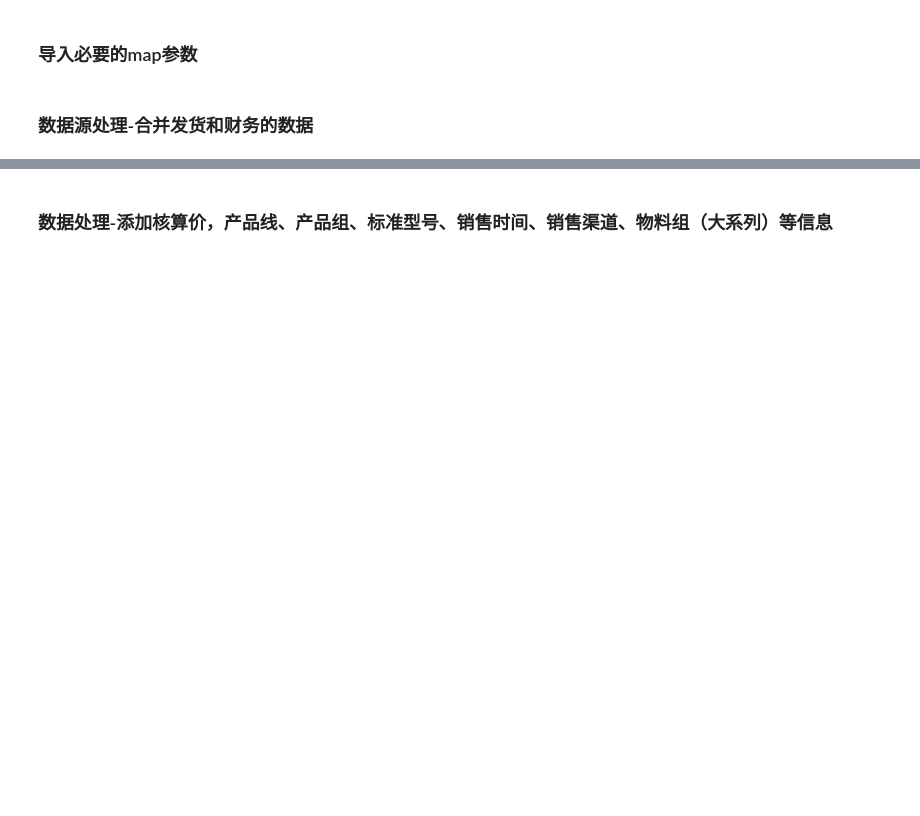
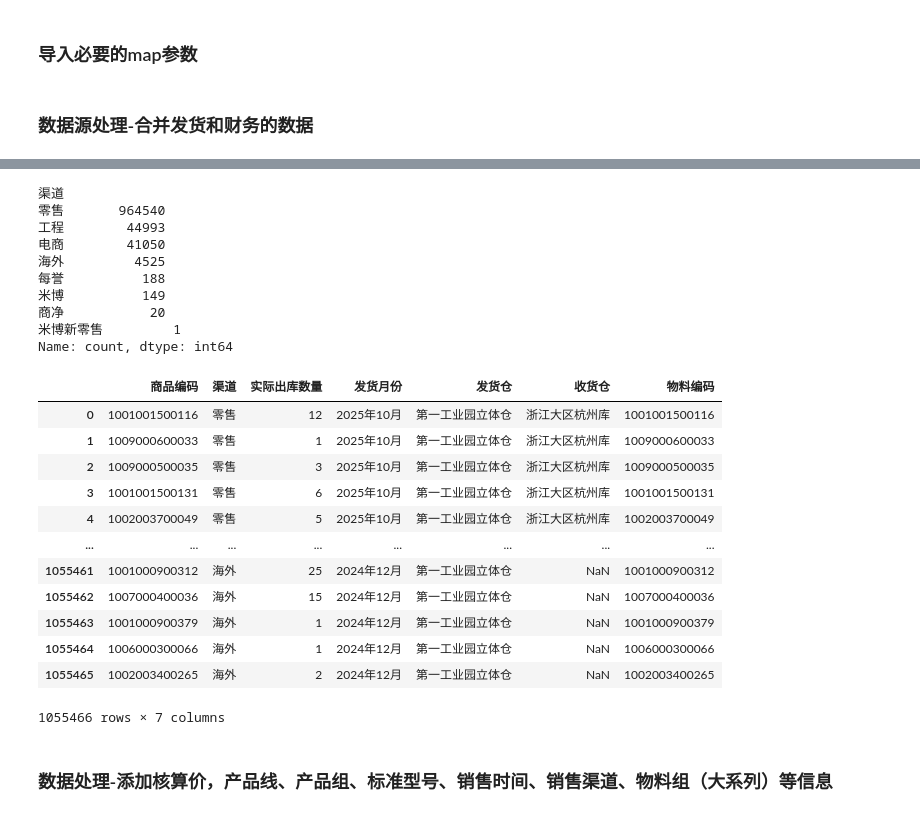
Before and after one commit to zb1005/python-tool, a Jupyter notebook: 零件报告/单型号贡献、低效、长尾/探索分析.ipynb, the cells around one changed output, grey strips where cells are left out. Cells and saved outputs as stored; diff of their text form; code cells hidden in the pictures; blank space fills up the shorter version.

```diff
--- a/零件报告/单型号贡献、低效、长尾/探索分析.ipynb
+++ b/零件报告/单型号贡献、低效、长尾/探索分析.ipynb
@@ -81,7 +85,9 @@ for file in excel_files:
         print(f'读取{file[0]}的{file[1]}表失败')
     if '实际总数量' in df_temp.columns:
         df_temp = df_temp.rename(columns={'实际总数量':'实际出库数量'})
-    df_temp = df_temp[['商品编码', '渠道', '实际出库数量','发货月份']]
+    if '发货仓' not in df_temp.columns and '收货仓' not in df_temp.columns:
+        print(f'{file[0]}的{file[1]}表没有发货仓和收货仓列')
+    df_temp = df_temp[['商品编码', '渠道', '实际出库数量','发货月份','发货仓','收货仓']]
     df = pd.concat([df, df_temp], axis=0).reset_index(drop=True)
 df = df.dropna(how='all').reset_index(drop=True)  # 仅当一行所有值都是NaN时才删除
 df['商品编码'] = df['商品编码'].astype(str)
@@ -131,0 +125,4 @@ df_caiwu['渠道'].value_counts()
+# %%
+df_24 = pd.read_excel(fr"D:\000物料报表\202511\24年发货.xlsx")
+df_24 = df_24[['商品编码', '渠道', '实际出库数量','发货月份','发货仓','收货仓']]
+df_24
@@ -132,13 +143,40 @@ df_caiwu['渠道'].value_counts()
 # %%
-df0 = pd.concat([df, df_caiwu], axis=0).reset_index(drop=True)
+# df0 = pd.concat([df, df_caiwu], axis=0).reset_index(drop=True)
 # df0.to_excel(r'C:\Users\zhangbon\Desktop\总发货.xlsx', index=False)
+# df0 = df.copy()
+df0 = pd.concat([df, df_24], axis=0).reset_index(drop=True)
 df0['物料编码'] = df0['商品编码'].astype(str)
+# print(df0['渠道'].value_counts())
 df0['渠道'] = df0['渠道'].map(Channel_map).fillna('非零售工程电商')
 df0 = df0[(df0['渠道']!='无') &
         (df0['物料编码'].str.len()>=10)
         ].reset_index(drop=True)
-df0['渠道'].value_counts()
-# df0
+print(df0['渠道'].value_counts())
+df0
+# %% [output]
+渠道
+零售       964540
+工程        44993
+电商        41050
+海外         4525
+每誉          188
+米博          149
+商净           20
+米博新零售         1
+Name: count, dtype: int64
+|  | 商品编码 | 渠道 | 实际出库数量 | 发货月份 | 发货仓 | 收货仓 | 物料编码 |
+| 0 | 1001001500116 | 零售 | 12 | 2025年10月 | 第一工业园立体仓 | 浙江大区杭州库 | 1001001500116 |
+| 1 | 1009000600033 | 零售 | 1 | 2025年10月 | 第一工业园立体仓 | 浙江大区杭州库 | 1009000600033 |
+| 2 | 1009000500035 | 零售 | 3 | 2025年10月 | 第一工业园立体仓 | 浙江大区杭州库 | 1009000500035 |
+| 3 | 1001001500131 | 零售 | 6 | 2025年10月 | 第一工业园立体仓 | 浙江大区杭州库 | 1001001500131 |
+| 4 | 1002003700049 | 零售 | 5 | 2025年10月 | 第一工业园立体仓 | 浙江大区杭州库 | 1002003700049 |
+| ... | ... | ... | ... | ... | ... | ... | ... |
+| 1055461 | 1001000900312 | 海外 | 25 | 2024年12月 | 第一工业园立体仓 | NaN | 1001000900312 |
+| 1055462 | 1007000400036 | 海外 | 15 | 2024年12月 | 第一工业园立体仓 | NaN | 1007000400036 |
+| 1055463 | 1001000900379 | 海外 | 1 | 2024年12月 | 第一工业园立体仓 | NaN | 1001000900379 |
+| 1055464 | 1006000300066 | 海外 | 1 | 2024年12月 | 第一工业园立体仓 | NaN | 1006000300066 |
+| 1055465 | 1002003400265 | 海外 | 2 | 2024年12月 | 第一工业园立体仓 | NaN | 1002003400265 |
+1055466 rows × 7 columns
 # %% [markdown]
 ### 数据处理-添加核算价，产品线、产品组、标准型号、销售时间、销售渠道、物料组（大系列）等信息
 # %%
```
Also changed, not shown: parts of 21 cells of this notebook, 20 other files.
